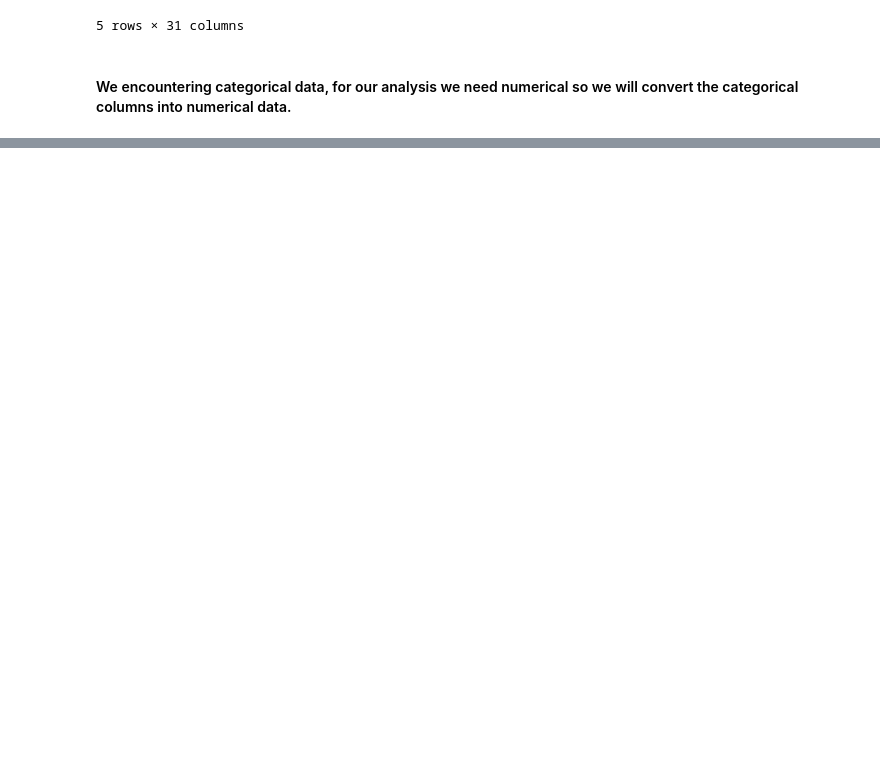
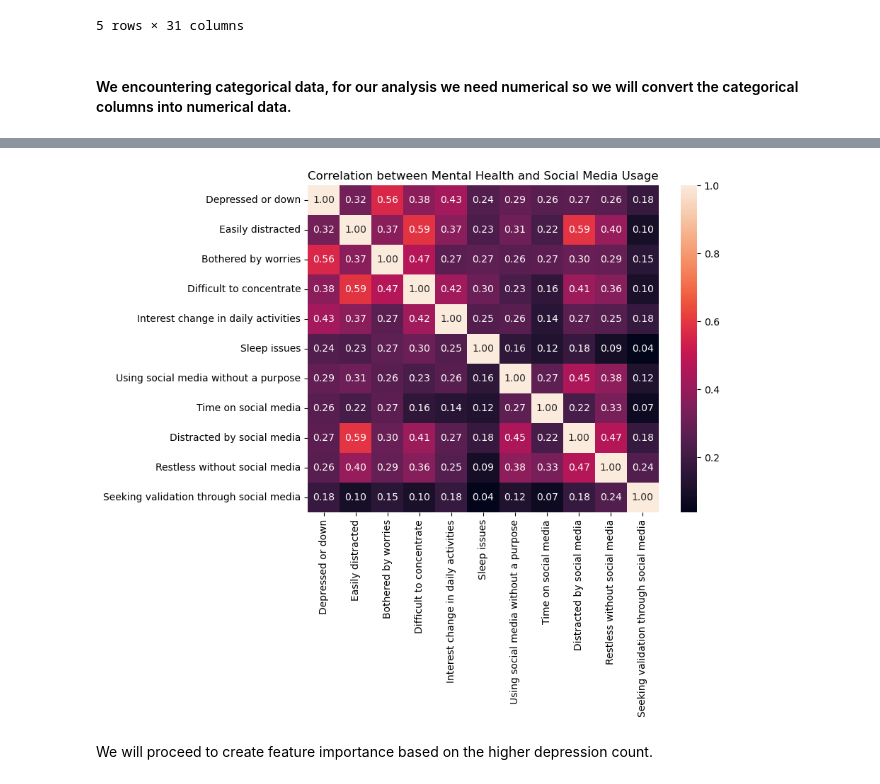
Before and after one commit to ilsecaher/MSDS640-Data-Cleaning, a Jupyter notebook: Social Media Impact.ipynb, the cells around one changed output, grey strips where cells are left out. Cells and saved outputs as stored; diff of their text form; code cells hidden in the pictures; blank space fills up the shorter version.

```diff
--- a/Social Media Impact.ipynb
+++ b/Social Media Impact.ipynb
@@ -207,0 +269,4 @@ df_clean.head(5)
+# %%
+#Drop columns that are not needed
+young_females = young_females.drop(columns=['Timestamp', 'Organizations','Social media platform'])
+young_females.head(5)
@@ -208,6 +283,10 @@ df_clean.head(5)
+# %%
+young_females_numerical = young_females.copy()
 # %%
 #Converting categorical data to numerical data.
-df_clean['8. What is the average time you spend on social media every day?'] = df_clean['8. What is the average time you spend on social media every day?'].replace({'Less than an Hour':0, 'Between 1 and 2 hours':1, 'Between 2 and 3 hours':2, 'Between 3 and 4 hours':3, 'Between 4 and 5 hours':4, 'More than 5 hours':5})
-df_clean['6. Do you use social media?'] = df_clean['6. Do you use social media?'].replace({'Yes':1,})
-df_clean['4. Occupation Status'] = df_clean['4. Occupation Status'].replace({'School student':0, 'University Student':1, 'Salaried Worker':2, 'Retired':3 })
-df_clean['3. Relationship Status'] = df_clean['3. Relationship Status'].replace({'Single':0, 'In a relationship':1, 'Married':2, 'Divorced':3 })
+young_females_numerical['Time on social media'] = df_clean['Time on social media'].replace({'Less than an Hour':0, 'Between 1 and 2 hours':1, 'Between 2 and 3 hours':2, 'Between 3 and 4 hours':3, 'Between 4 and 5 hours':4, 'More than 5 hours':5})
+young_females_numerical['Do you use social media?'] = df_clean['Do you use social media?'].replace({'Yes':1,})
+young_females_numerical['Occupation'] = df_clean['Occupation'].replace({'School student':0, 'School Student':0, 'University Student':1, 'Salaried Worker':2, 'Retired':3 })
+young_females_numerical['Relationship status'] = df_clean['Relationship status'].replace({'Single':0, 'In a relationship':1, 'Married':2, 'Divorced':3 })
+young_females_numerical['Gender'] = df_clean['Gender'].replace({'Male':0, 'Female':1 })
+young_females_numerical.head(5)
@@ -223,0 +303,9 @@ df_clean.head(5)
+# %%
+# Summary statistics for mental health variables
+mental_health_columns = ['Depressed or down', 'Easily distracted', 'Bothered by worries', 'Difficult to concentrate', 'Interest change in daily activities', 'Sleep issues']
+social_media_columns = ['Using social media without a purpose','Time on social media', 'Distracted by social media', 'Restless without social media', 'Seeking validation through social media']
+# Calculate mean, median, and standard deviation for mental health and social media usage
+mental_health_stats = young_females_numerical[mental_health_columns].describe()
+social_media_stats = young_females_numerical[social_media_columns].describe()
+print("Mental Health Statistics:\n", mental_health_stats)
+print("Social Media Usage Statistics:\n", social_media_stats)
@@ -223,0 +330,15 @@ df_clean.head(5)
+# %%
+# Correlation between mental health and social media variables
+correlation_matrix = young_females_numerical[mental_health_columns + social_media_columns].corr()
+# Display correlation matrix
+import seaborn as sns
+import matplotlib.pyplot as plt
+# Plot heatmap of correlation matrix
+plt.figure(figsize=(8, 6))
+sns.heatmap(correlation_matrix, annot=True, fmt=".2f")
+plt.title("Correlation between Mental Health and Social Media Usage")
+plt.show()
+# %% [output]
+[figure, added]
+# %% [markdown]
+We will proceed to create feature importance based on the higher depression count.
```
Also changed, not shown: parts of 23 cells of this notebook.
